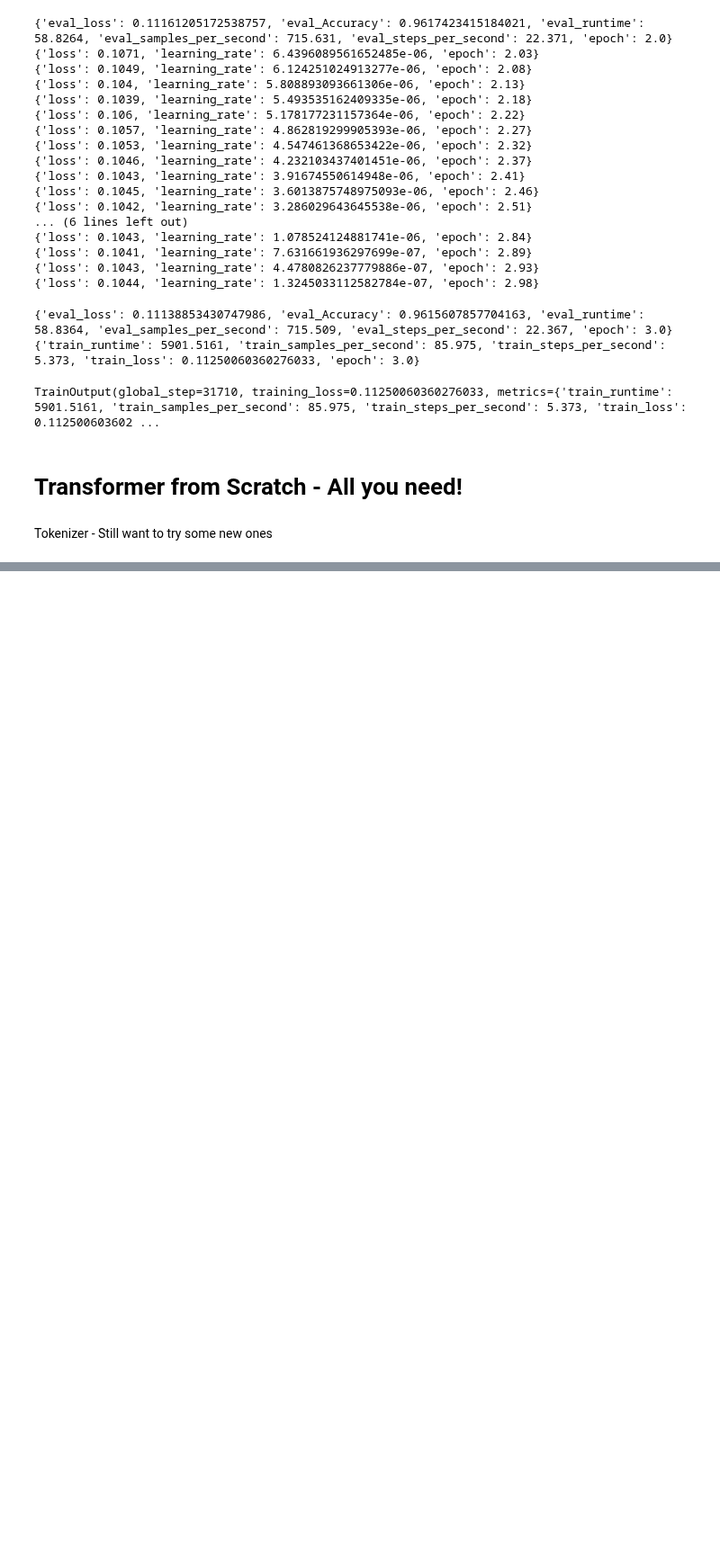
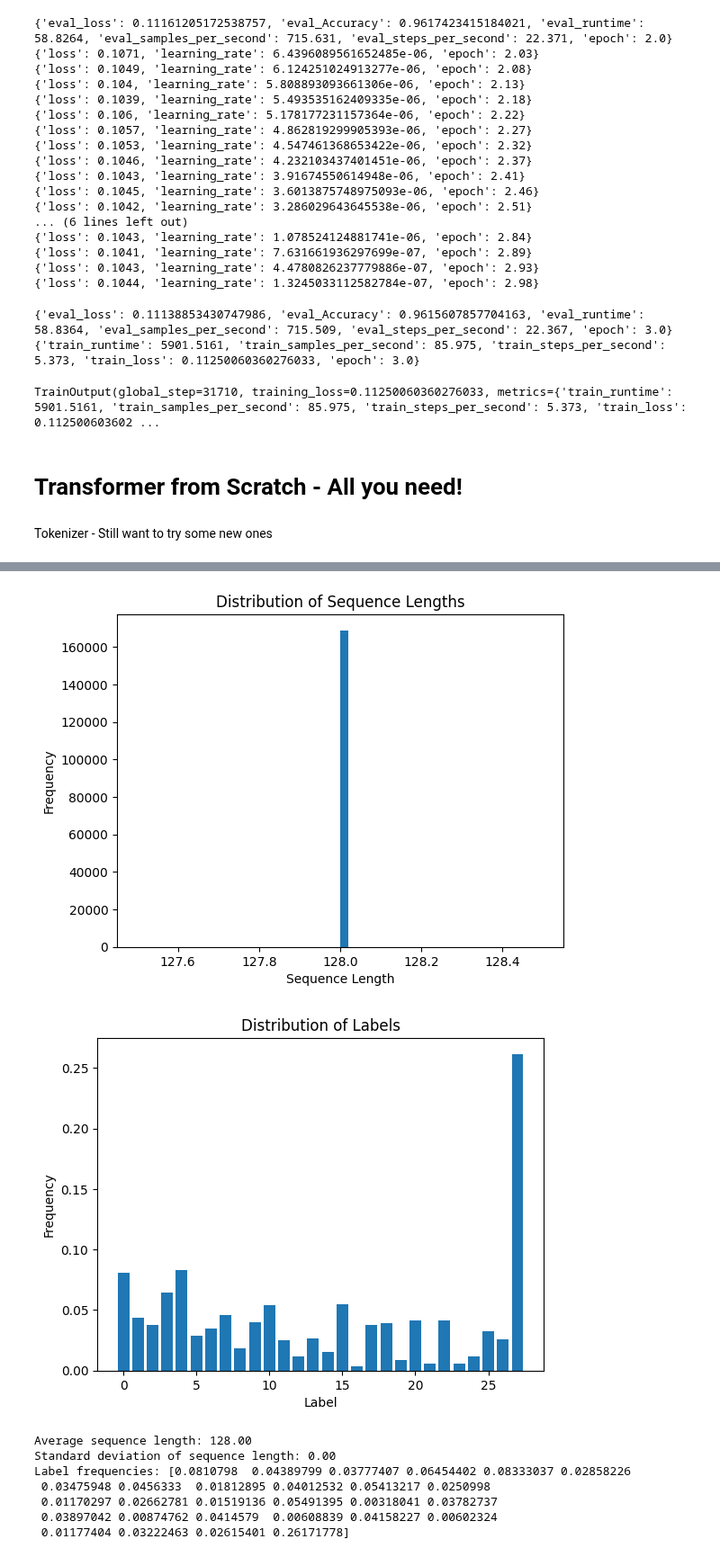
Before and after one commit to reiid00/MEIA-PROJ3, a Jupyter notebook: SentimentAnalysis/Model/model-process.ipynb, the cells around one changed output, grey strips where cells are left out. Shown at 90% size. Drawn from its saved outputs; the diff is of its cells as text; code cells hidden in the pictures; blank space fills up the shorter version.

```diff
--- a/SentimentAnalysis/Model/model-process.ipynb
+++ b/SentimentAnalysis/Model/model-process.ipynb
@@ -1082,0 +1144,55 @@ train_model(model, train_dataset, test_dataset, epochs, batch_size, device, lr)
+# %%
+import numpy as np
+import matplotlib.pyplot as plt
+
+def analyze_dataset(dataset):
+    label_counts = np.zeros(28)
+    sequence_lengths = []
+
+    for idx in range(len(dataset)):
+        sample = dataset[idx]
+        input_ids = sample['input_ids']
+        labels = sample['labels']
+
+        sequence_lengths.append(len(input_ids))
+        label_counts += labels.numpy()
+
+        # Check if there are NaN or infinite values in input data
+    if torch.isnan(input_ids).any() or torch.isinf(input_ids).any():
+        print(f"NaN or infinite values found in input_ids at batch {idx + 1}")
+
+    if torch.isnan(labels).any() or torch.isinf(labels).any():
+        print(f"NaN or infinite values found in labels at batch {idx + 1}")
+
+    # Normalize label counts
+    label_counts /= len(dataset)
+
+    # Analyze the distribution of sequence lengths
+    plt.hist(sequence_lengths, bins=50)
+    plt.xlabel('Sequence Length')
+    plt.ylabel('Frequency')
+    plt.title('Distribution of Sequence Lengths')
+    plt.show()
+
+    # Analyze the distribution of labels
+    plt.bar(range(28), label_counts)
+    plt.xlabel('Label')
+    plt.ylabel('Frequency')
+    plt.title('Distribution of Labels')
+    plt.show()
+
+    print(f"Average sequence length: {np.mean(sequence_lengths):.2f}")
+    print(f"Standard deviation of sequence length: {np.std(sequence_lengths):.2f}")
+    print(f"Label frequencies: {label_counts}")
+# %%
+analyze_dataset(train_dataset)
+# %% [output]
+[figure, added]
+[figure, added]
+Average sequence length: 128.00
+Standard deviation of sequence length: 0.00
+Label frequencies: [0.0810798  0.04389799 0.03777407 0.06454402 0.08333037 0.02858226
+ 0.03475948 0.0456333  0.01812895 0.04012532 0.05413217 0.0250998
+ 0.01170297 0.02662781 0.01519136 0.05491395 0.00318041 0.03782737
+ 0.03897042 0.00874762 0.0414579  0.00608839 0.04158227 0.00602324
+ 0.01177404 0.03222463 0.02615401 0.26171778]
```
Also changed, not shown: parts of 6 cells of this notebook.
